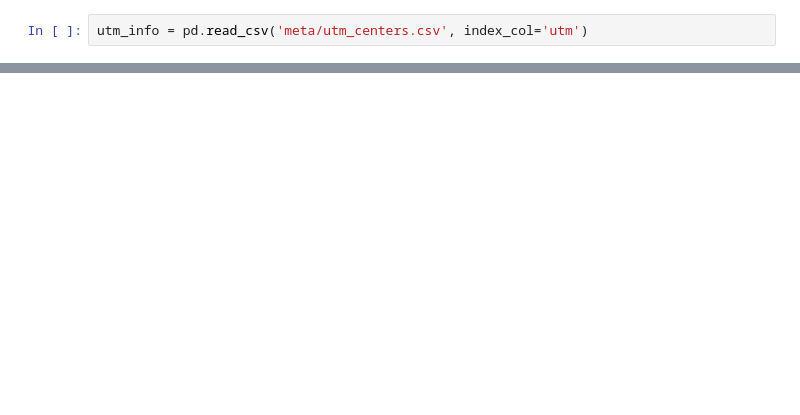
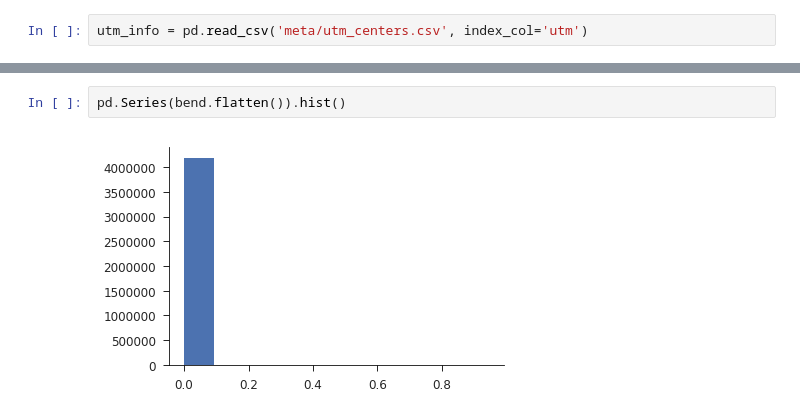
Before and after one commit to iamlemec/landsat, a Jupyter notebook: satellite.ipynb, the cells around one changed output, grey strips where cells are left out. Cells and saved outputs as stored; diff of their text form; blank space fills up the shorter version.

```diff
--- a/satellite.ipynb
+++ b/satellite.ipynb
@@ -196,0 +206,4 @@ TraitError: setting max < min
+# %%
+pd.Series(bend.flatten()).hist()
+# %% [output]
+[figure, added]
```
Also changed, not shown: parts of 15 cells of this notebook, 3 other files.
